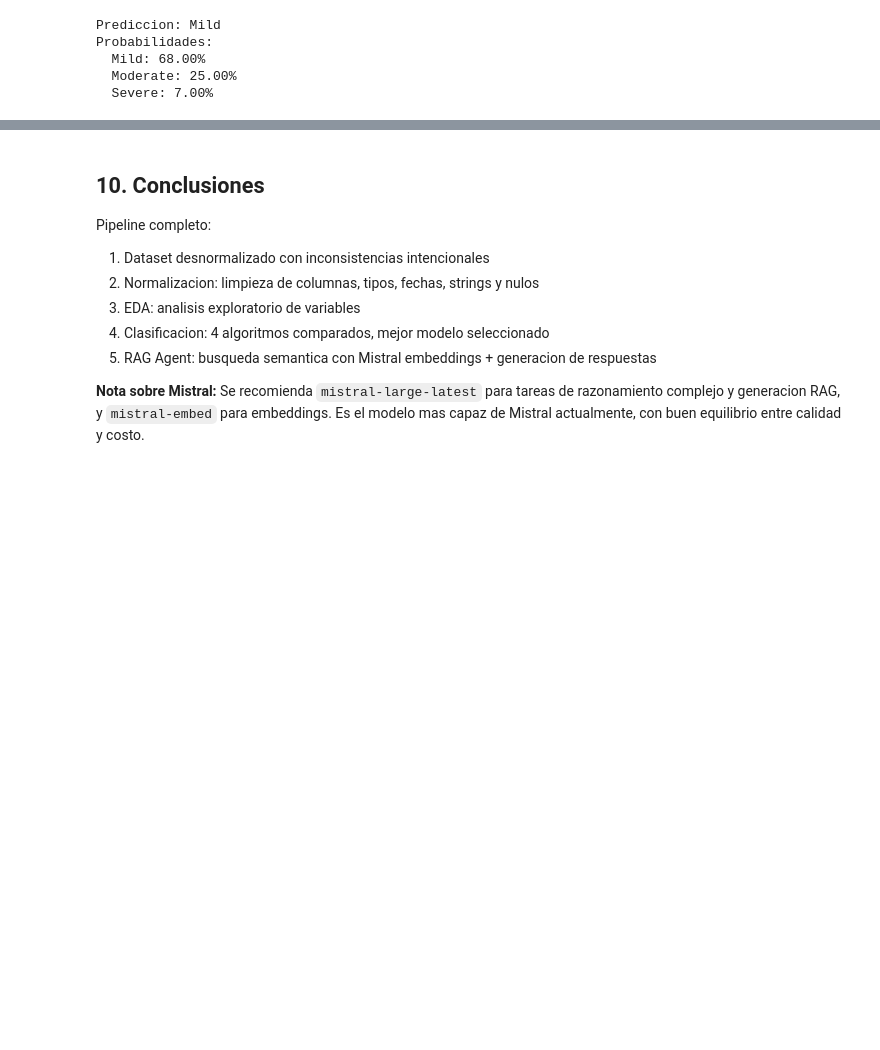
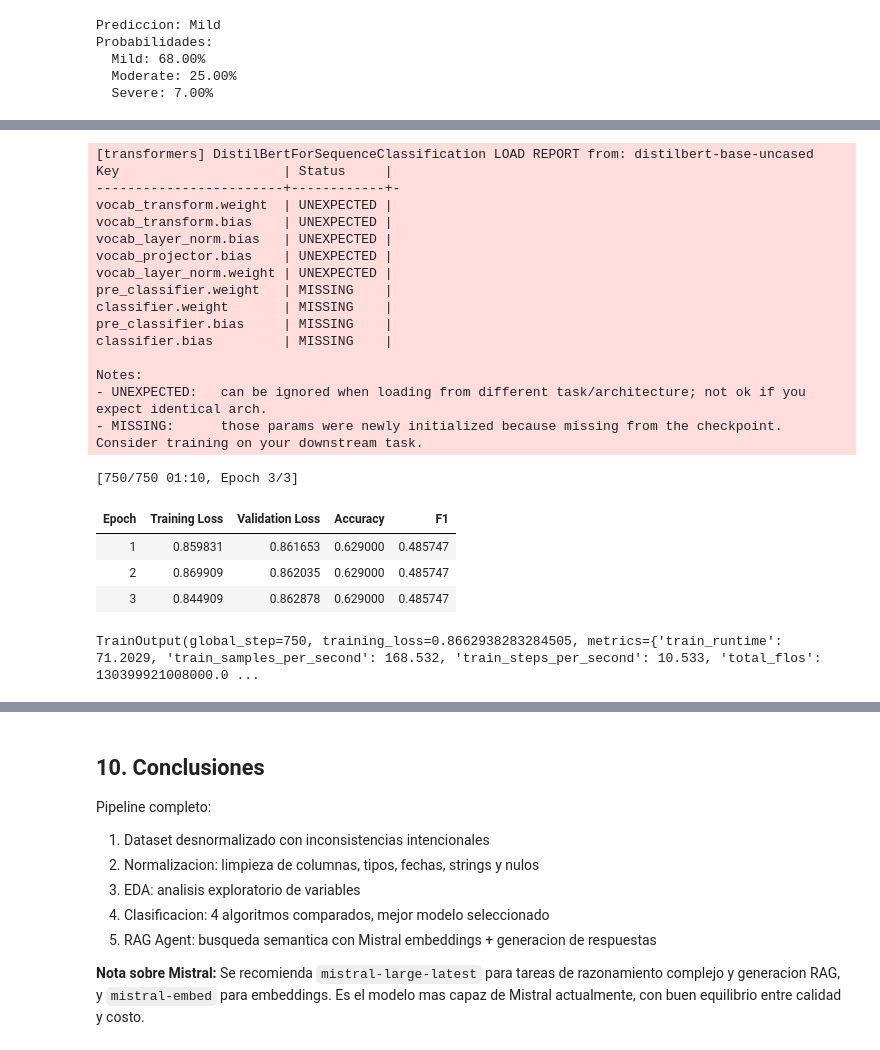
Before and after one commit to gabriell-e/agente_ventas_langchain_mistral, a Jupyter notebook: Drug_Side_Effects_Classification.ipynb, the cells around one changed output, grey strips where cells are left out. Saved outputs shown, nothing was run; the diff lists cells and outputs as text; code cells hidden in the pictures; blank space fills up the shorter version.

Commit message:
feat: add DistilBERT transformer classifier

```diff
--- a/Drug_Side_Effects_Classification.ipynb
+++ b/Drug_Side_Effects_Classification.ipynb
@@ -585,0 +592,16 @@ Probabilidades:
+# %%
+from transformers import DistilBertTokenizerFast, DistilBertForSequenceClassification, Trainer, TrainingArguments
+
+# Crear texto descriptivo de cada fila
+def row_to_text_clf(row):
+    return f"{row['age']} anios {row['gender']} de {row['country']}. " \
+           f"Tomo {row['drug_name']} ({row['dosage_mg']} mg) por {row['chronic_condition']}. " \
+           f"Fumador: {row['smoker']}. Alcohol: {row['alcohol_use']}. " \
+           f"Efecto: {row['side_effect']}."
+
+texts_clf = df.apply(row_to_text_clf, axis=1).tolist()
+labels_clf = y_encoded  # 0=Mild, 1=Moderate, 2=Severe
+
+print(f"Total textos: {len(texts_clf)}")
+print(f"Ejemplo:\n{texts_clf[0]}")
+print(f"Label: {labels_clf[0]} ({le.classes_[labels_clf[0]]})")
@@ -585,0 +643,53 @@ Probabilidades:
+# %%
+model = DistilBertForSequenceClassification.from_pretrained(
+    "distilbert-base-uncased", num_labels=3
+)
+
+training_args = TrainingArguments(
+    output_dir="./results",
+    num_train_epochs=3,
+    per_device_train_batch_size=16,
+    per_device_eval_batch_size=32,
+    eval_strategy="epoch",
+    save_strategy="epoch",
+    logging_steps=50,
+    load_best_model_at_end=True,
+    metric_for_best_model="accuracy",
+    report_to="none",
+)
+
+trainer = Trainer(
+    model=model,
+    args=training_args,
+    train_dataset=train_dataset,
+    eval_dataset=test_dataset,
+    compute_metrics=lambda eval_pred: {
+        "accuracy": (eval_pred.predictions.argmax(-1) == eval_pred.label_ids).mean(),
+        "f1": f1_score(eval_pred.label_ids, eval_pred.predictions.argmax(-1), average="weighted"),
+    },
+)
+
+trainer.train()
+# %% [output]
+[transformers] DistilBertForSequenceClassification LOAD REPORT from: distilbert-base-uncased
+Key                     | Status     |
+------------------------+------------+-
+vocab_transform.weight  | UNEXPECTED |
+vocab_transform.bias    | UNEXPECTED |
+vocab_layer_norm.bias   | UNEXPECTED |
+vocab_projector.bias    | UNEXPECTED |
+vocab_layer_norm.weight | UNEXPECTED |
+pre_classifier.weight   | MISSING    |
+classifier.weight       | MISSING    |
+pre_classifier.bias     | MISSING    |
+classifier.bias         | MISSING    |
+
+Notes:
+- UNEXPECTED:   can be ignored when loading from different task/architecture; not ok if you expect identical arch.
+- MISSING:      those params were newly initialized because missing from the checkpoint. Consider training on your downstream task.
+[750/750 01:10, Epoch 3/3]
+| Epoch | Training Loss | Validation Loss | Accuracy | F1 |
+| 1 | 0.859831 | 0.861653 | 0.629000 | 0.485747 |
+| 2 | 0.869909 | 0.862035 | 0.629000 | 0.485747 |
+| 3 | 0.844909 | 0.862878 | 0.629000 | 0.485747 |
+TrainOutput(global_step=750, training_loss=0.8662938283284505, metrics={'train_runtime': 71.2029, 'train_samples_per_second': 168.532, 'train_steps_per_second': 10.533, 'total_flos': 130399921008000.0 ...
```
Also changed, not shown: parts of 4 cells of this notebook.
